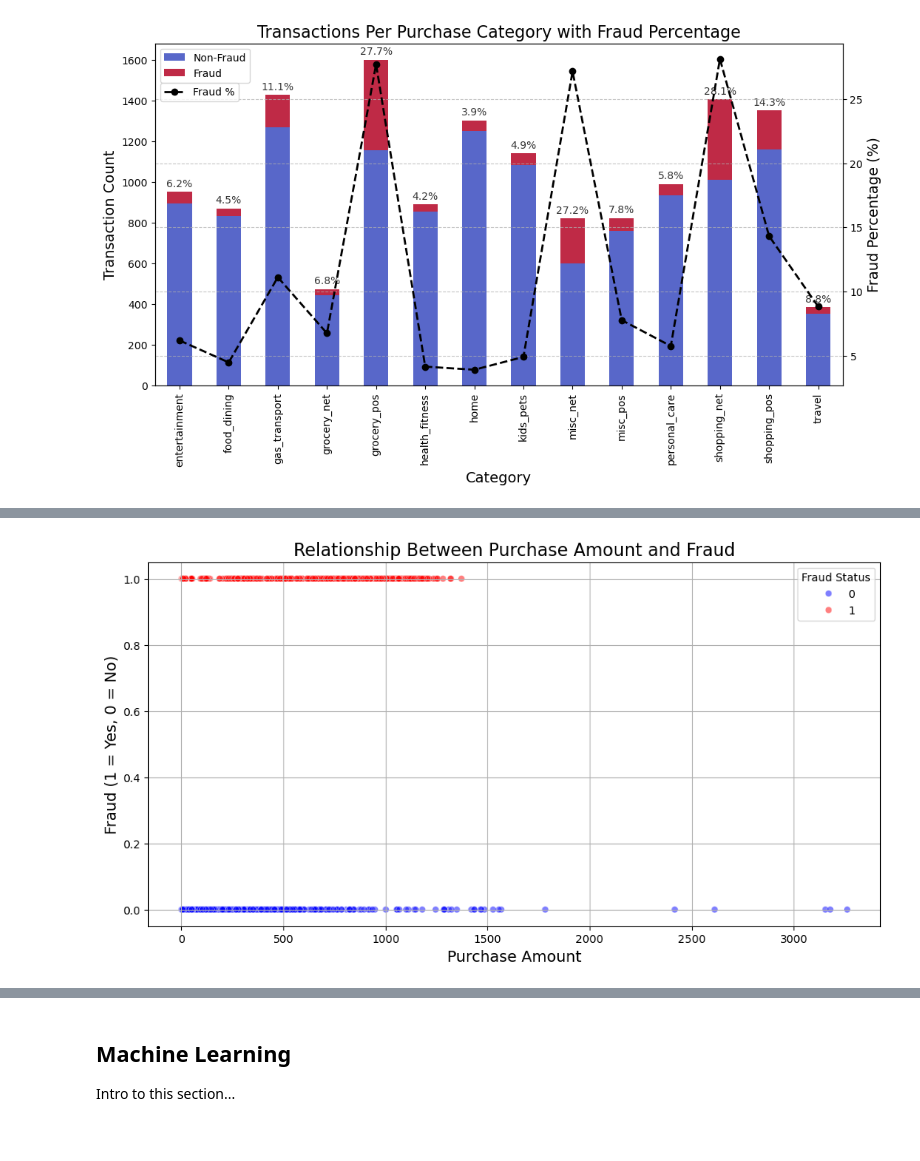
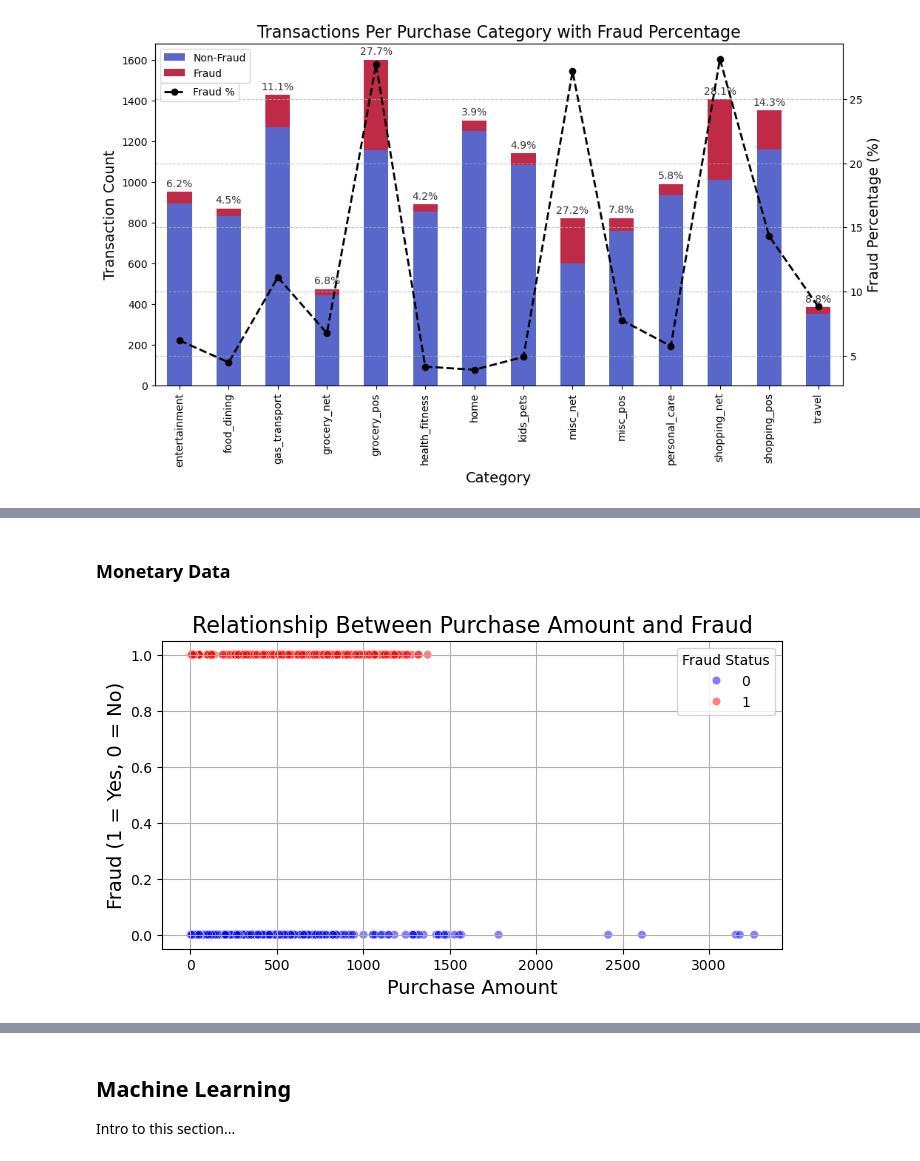
Before and after one commit to maddiegross7/325-Final-Project, a Jupyter notebook: Final_Project_RegularlyScheduledProgramming.ipynb, the cells around one changed output, grey strips where cells are left out. Saved outputs shown, nothing was run; the diff lists cells and outputs as text; code cells hidden in the pictures.

Commit message:
Added 2 charts + tidied up EDA

```diff
--- a/Final_Project_RegularlyScheduledProgramming.ipynb
+++ b/Final_Project_RegularlyScheduledProgramming.ipynb
@@ -313,16 +309,18 @@ plt.show()
+# %% [markdown]
+### Monetary Data
 # %%
-plt.figure(figsize=(12, 6))
+plt.figure(figsize=(8, 4))
 
 # Create a scatter plot with fraud transactions in red and non-fraud in blue
 sns.scatterplot(data=df_time, x="amt", y="is_fraud", alpha=0.5, hue="is_fraud", palette={0: "blue", 1: "red"})
 
 plt.xlabel("Purchase Amount", fontsize=14)
 plt.ylabel("Fraud (1 = Yes, 0 = No)", fontsize=14)
 plt.title("Relationship Between Purchase Amount and Fraud", fontsize=16)
 plt.legend(title="Fraud Status")
 plt.grid(True)
 
 plt.show()
 # %% [output]
-[figure, old version]
+[figure, new version]
 # %%
```
Also changed, not shown: parts of 32 cells of this notebook.
